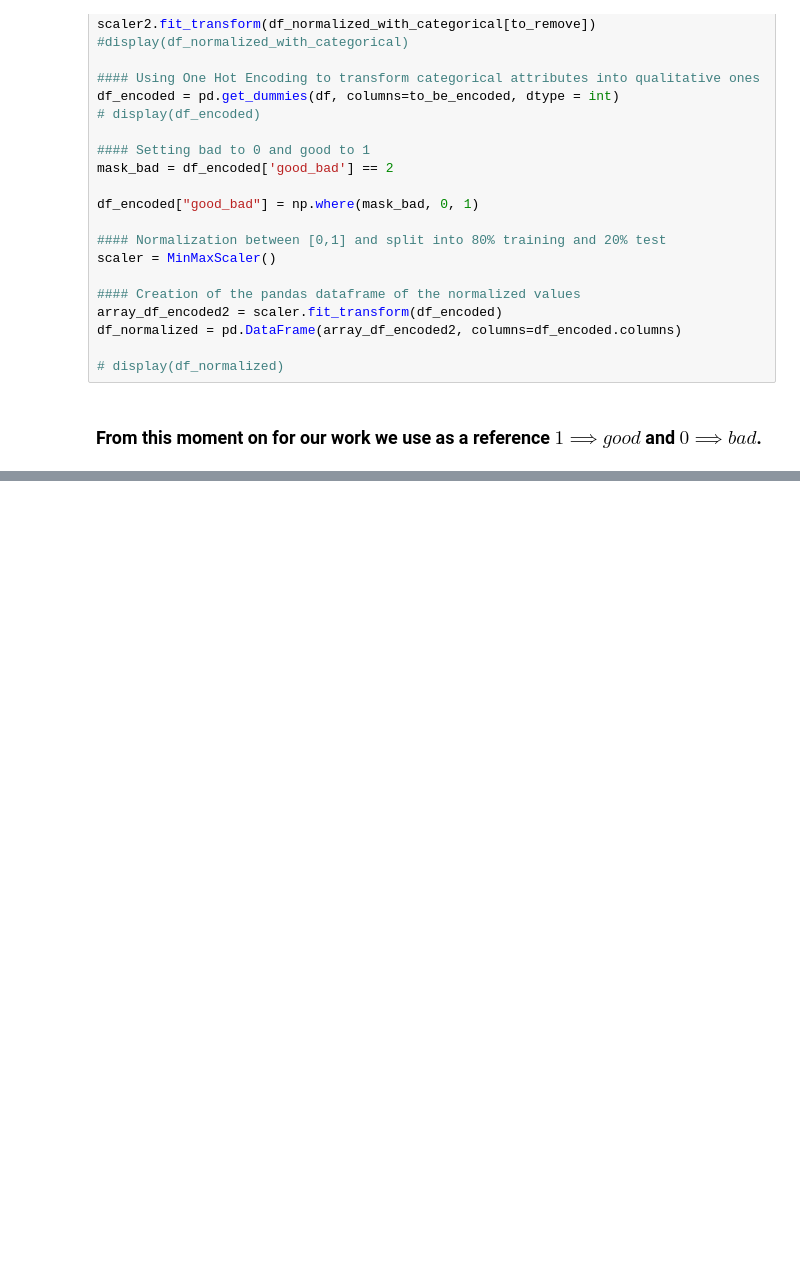
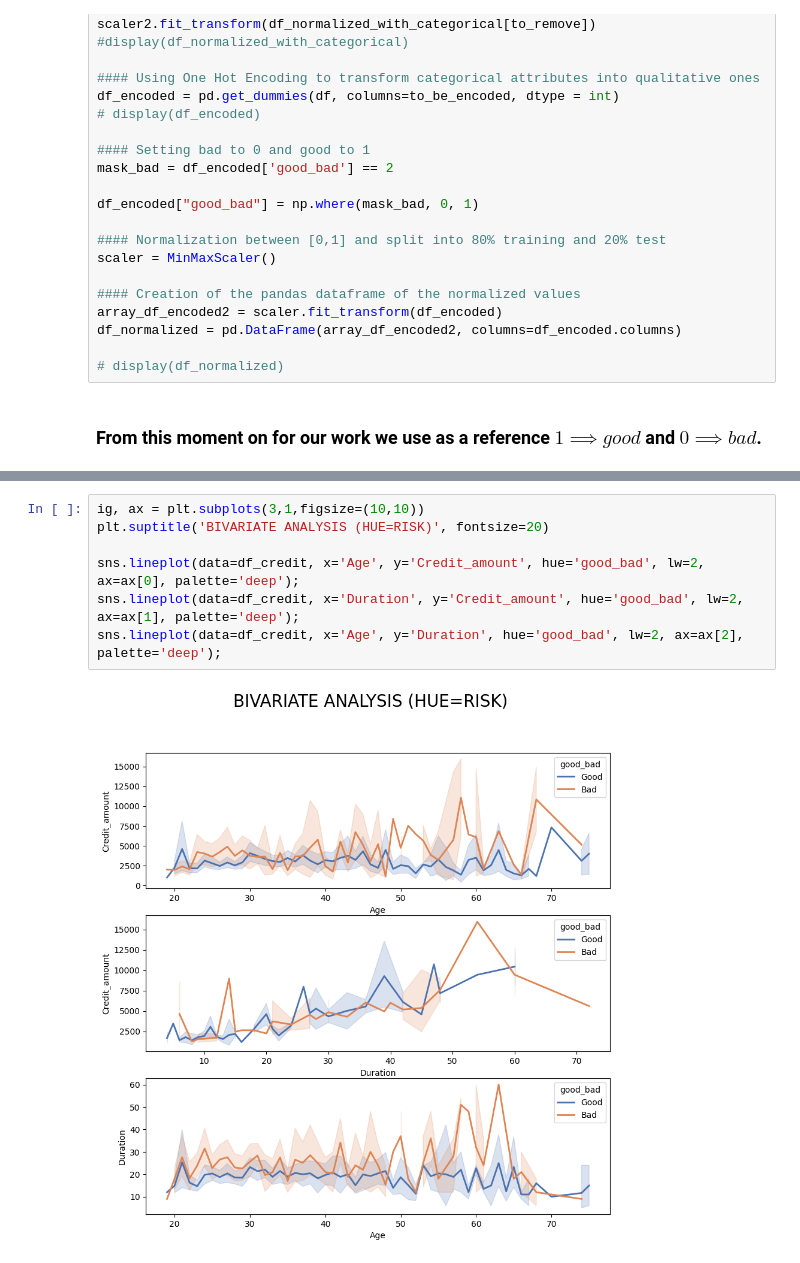
Before and after one commit to MR-NBD/ML4N--Adversarial-Attacks-Polito-2023-24, a Jupyter notebook: Adversarial Attack.ipynb, the cells around one changed output, grey strips where cells are left out. Cells and saved outputs as stored; diff of their text form; blank space fills up the shorter version.

```diff
--- a/Adversarial Attack.ipynb
+++ b/Adversarial Attack.ipynb
@@ -251,0 +478,9 @@ df_normalized = pd.DataFrame(array_df_encoded2, columns=df_encoded.columns)
+# %%
+ig, ax = plt.subplots(3,1,figsize=(10,10))
+plt.suptitle('BIVARIATE ANALYSIS (HUE=RISK)', fontsize=20)
+
+sns.lineplot(data=df_credit, x='Age', y='Credit_amount', hue='good_bad', lw=2, ax=ax[0], palette='deep');
+sns.lineplot(data=df_credit, x='Duration', y='Credit_amount', hue='good_bad', lw=2, ax=ax[1], palette='deep');
+sns.lineplot(data=df_credit, x='Age', y='Duration', hue='good_bad', lw=2, ax=ax[2], palette='deep');
+# %% [output]
+[figure, added]
```
Also changed, not shown: parts of 59 cells of this notebook.
